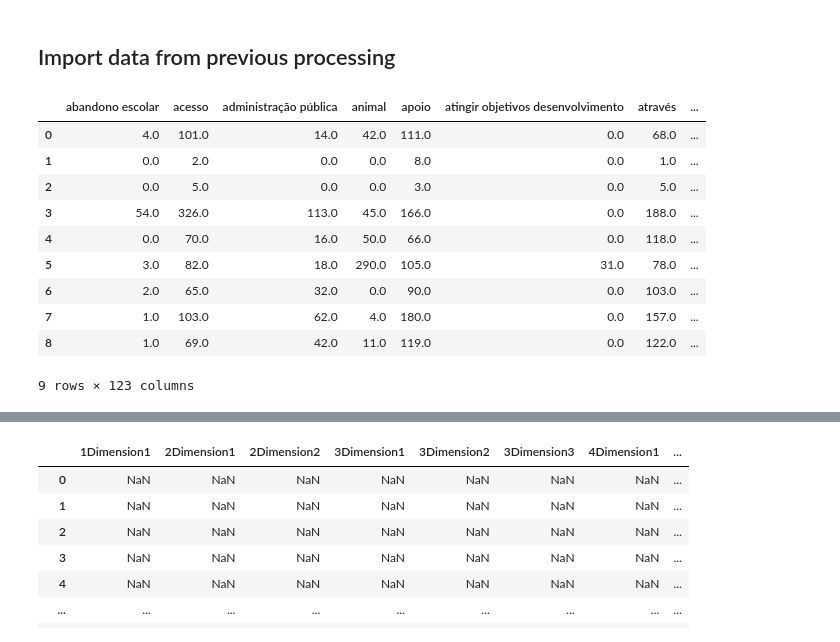
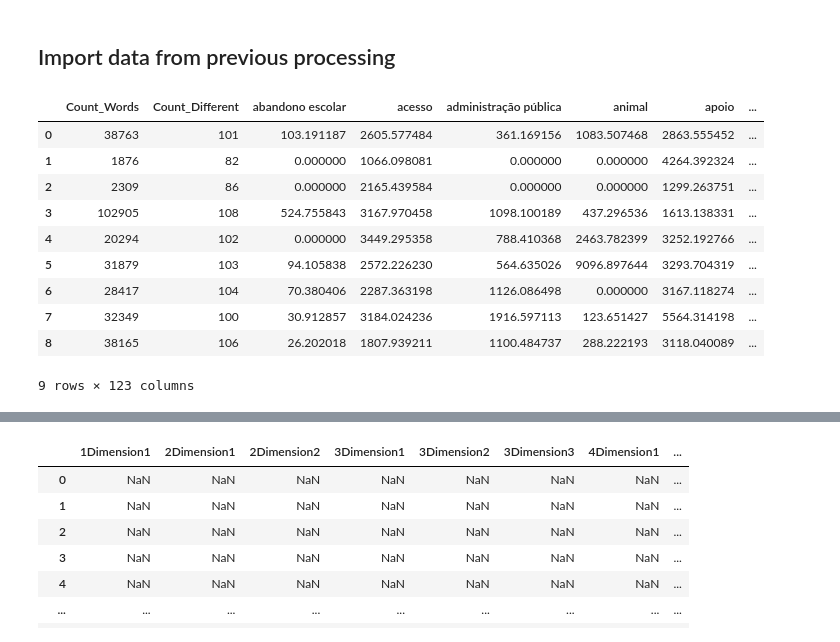
Before and after one commit to lmmbm/PT_Election_Manifest_Text_Analytics, a Jupyter notebook: Multilinear Regression v1.0.ipynb, the cells around one changed output, grey strips where cells are left out. Drawn from its saved outputs; the diff is of its cells as text; code cells hidden in the pictures.

```diff
--- a/Multilinear Regression v1.0.ipynb
+++ b/Multilinear Regression v1.0.ipynb
@@ -18,20 +18,20 @@ sns.set ()
 # %% [markdown]
 ## Import data from previous processing
 # %%
-raw_data = pd.read_csv('Data for Clustering - Count.txt')
+raw_data = pd.read_csv('Data for Clustering - Density.txt')
 raw_data.drop('Partido', axis = 1, inplace=True)
 raw_data
 # %% [output]
-|  | abandono escolar | acesso | administração pública | animal | apoio | atingir objetivos desenvolvimento | através | ... |
-| 0 | 4.0 | 101.0 | 14.0 | 42.0 | 111.0 | 0.0 | 68.0 | ... |
-| 1 | 0.0 | 2.0 | 0.0 | 0.0 | 8.0 | 0.0 | 1.0 | ... |
-| 2 | 0.0 | 5.0 | 0.0 | 0.0 | 3.0 | 0.0 | 5.0 | ... |
-| 3 | 54.0 | 326.0 | 113.0 | 45.0 | 166.0 | 0.0 | 188.0 | ... |
-| 4 | 0.0 | 70.0 | 16.0 | 50.0 | 66.0 | 0.0 | 118.0 | ... |
-| 5 | 3.0 | 82.0 | 18.0 | 290.0 | 105.0 | 31.0 | 78.0 | ... |
-| 6 | 2.0 | 65.0 | 32.0 | 0.0 | 90.0 | 0.0 | 103.0 | ... |
-| 7 | 1.0 | 103.0 | 62.0 | 4.0 | 180.0 | 0.0 | 157.0 | ... |
-| 8 | 1.0 | 69.0 | 42.0 | 11.0 | 119.0 | 0.0 | 122.0 | ... |
+|  | Count_Words | Count_Different | abandono escolar | acesso | administração pública | animal | apoio | ... |
+| 0 | 38763 | 101 | 103.191187 | 2605.577484 | 361.169156 | 1083.507468 | 2863.555452 | ... |
+| 1 | 1876 | 82 | 0.000000 | 1066.098081 | 0.000000 | 0.000000 | 4264.392324 | ... |
+| 2 | 2309 | 86 | 0.000000 | 2165.439584 | 0.000000 | 0.000000 | 1299.263751 | ... |
+| 3 | 102905 | 108 | 524.755843 | 3167.970458 | 1098.100189 | 437.296536 | 1613.138331 | ... |
+| 4 | 20294 | 102 | 0.000000 | 3449.295358 | 788.410368 | 2463.782399 | 3252.192766 | ... |
+| 5 | 31879 | 103 | 94.105838 | 2572.226230 | 564.635026 | 9096.897644 | 3293.704319 | ... |
+| 6 | 28417 | 104 | 70.380406 | 2287.363198 | 1126.086498 | 0.000000 | 3167.118274 | ... |
+| 7 | 32349 | 100 | 30.912857 | 3184.024236 | 1916.597113 | 123.651427 | 5564.314198 | ... |
+| 8 | 38165 | 106 | 26.202018 | 1807.939211 | 1100.484737 | 288.222193 | 3118.040089 | ... |
 9 rows × 123 columns
 # %%
 DataMDS = pd.read_csv('MDS Data.txt')
```
Also changed, not shown: parts of 3 cells of this notebook, 2 other files.
